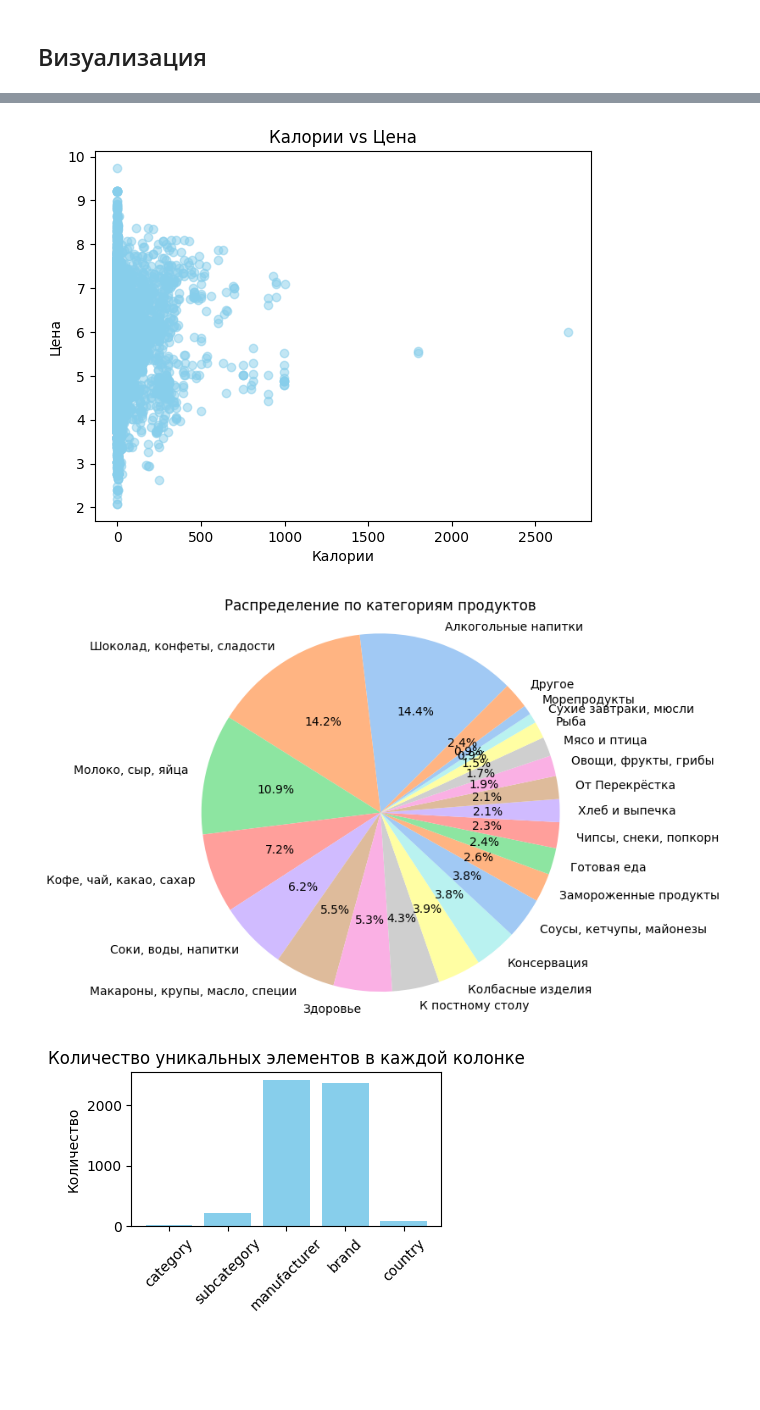
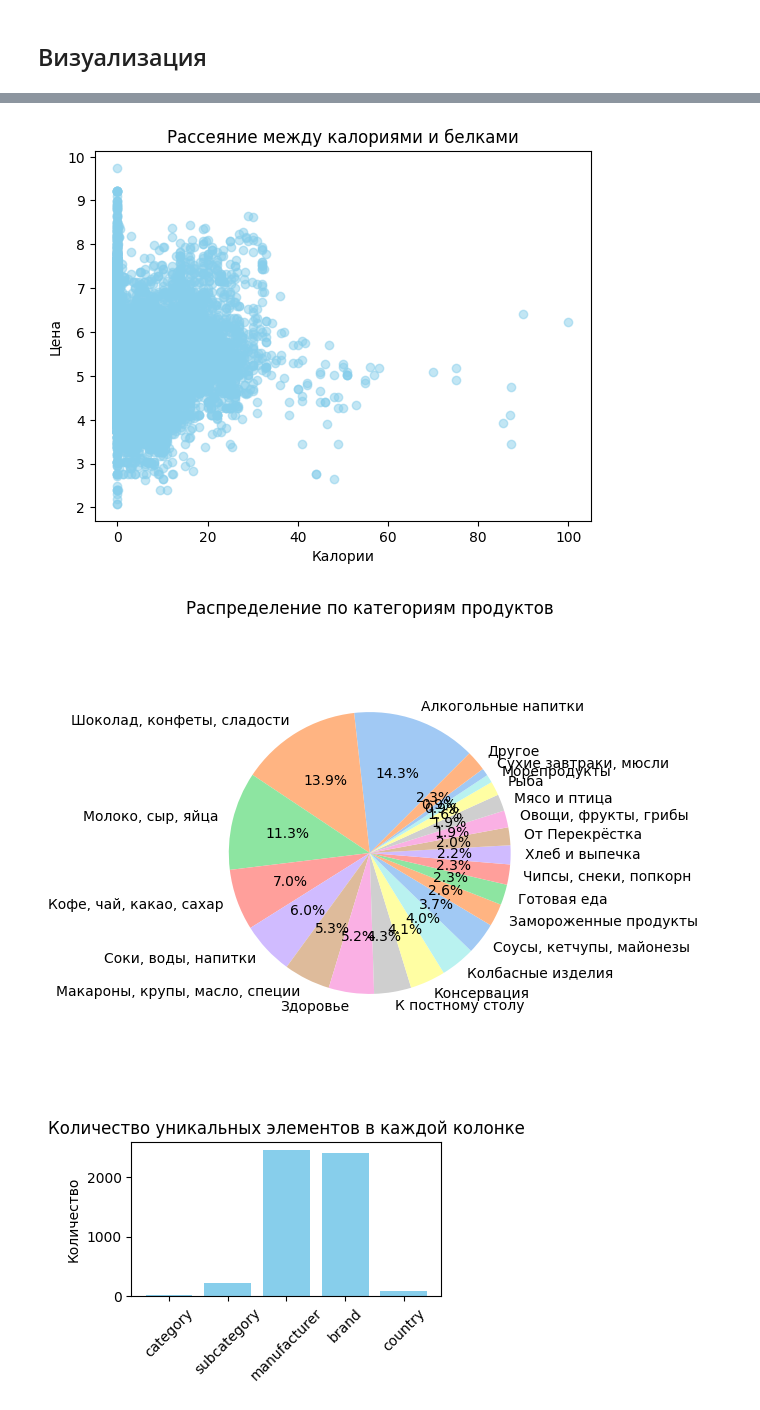
Before and after one commit to 1lazarev/AndanPerek, a Jupyter notebook: Project.ipynb, the cells around one changed output, grey strips where cells are left out. Saved outputs shown, nothing was run; the diff lists cells and outputs as text; code cells hidden in the pictures; blank space fills up the shorter version.

```diff
--- a/Project.ipynb
+++ b/Project.ipynb
@@ -362,5 +362,7 @@ df['country'] = df['country'].fillna('Unknown')
-# %%
-df.dropna(subset=['composition'], inplace=True)
+# %%
+df['composition'] = df['composition'].fillna('Unknown')
+df.loc[df['composition'] == ".", 'composition'] = 'Unknown'
+df.loc[df['composition'] == "/", 'composition'] = 'Unknown'
 # %% [markdown]
 Обновляем тип колонок в df и проверяем пропуски
 # %%
@@ -435,7 +423,7 @@ df.loc[vodka_outliers, 'kalories'] = df['kalories'][vodka_outliers] / (df['size'
 # %%
 icecream_outliers = df['proteins'] > 249
 print(df[icecream_outliers][['name', 'proteins']])
-df.loc[icecream_outliers, 'kalories'] = df['kalories'][icecream_outliers] / 10
+df.loc[icecream_outliers, 'proteins'] = df['proteins'][icecream_outliers] / 10
 # %% [output]
                                                     name  proteins
 11611  Мороженое сливочное Brand Ice Сливки с печенье...     250.0
@@ -492,29 +480,29 @@ plt.show()
 # %%
 # Диаграмма рассеяния между калориями и белками
-plt.scatter(df['fats'] * (df['size']/100) , df['price'].apply(lambda x: np.log(x+1)), color='skyblue', alpha=0.5)
-plt.title('Калории vs Цена')
+plt.scatter(df['proteins'], df['price'].apply(lambda x: np.log(x+1)), color='skyblue', alpha=0.5)
+plt.title('Рассеяние между калориями и белками')
 plt.xlabel('Калории')
 plt.ylabel('Цена')
 plt.show()
 # %% [output]
-[figure, old version]
+[figure, new version]
 # %%
 threshold_percentage = 0.8
 
 category_counts = df['category'].value_counts()
 
 small_categories_sum = category_counts[category_counts / category_counts.sum() * 100 < threshold_percentage].sum()
 category_counts = category_counts[category_counts / category_counts.sum() * 100 >= threshold_percentage]
 category_counts['Другое'] = small_categories_sum
 
-plt.figure(figsize=(6, 6))
+plt.figure(figsize=(4, 6))
 sns.set_palette("pastel")  # выбираем палитру цветов
 plt.pie(category_counts, labels=category_counts.index, autopct='%1.1f%%', startangle=45)
 plt.title('Распределение по категориям продуктов')
 plt.axis('equal')
 plt.show()
 # %% [output]
-[figure, old version]
+[figure, new version]
 # %%
 # Выбираем только нужные колонки
 selected_columns = ['category', 'subcategory', 'manufacturer', 'brand', 'country']
```
Also changed, not shown: parts of 42 cells of this notebook.
